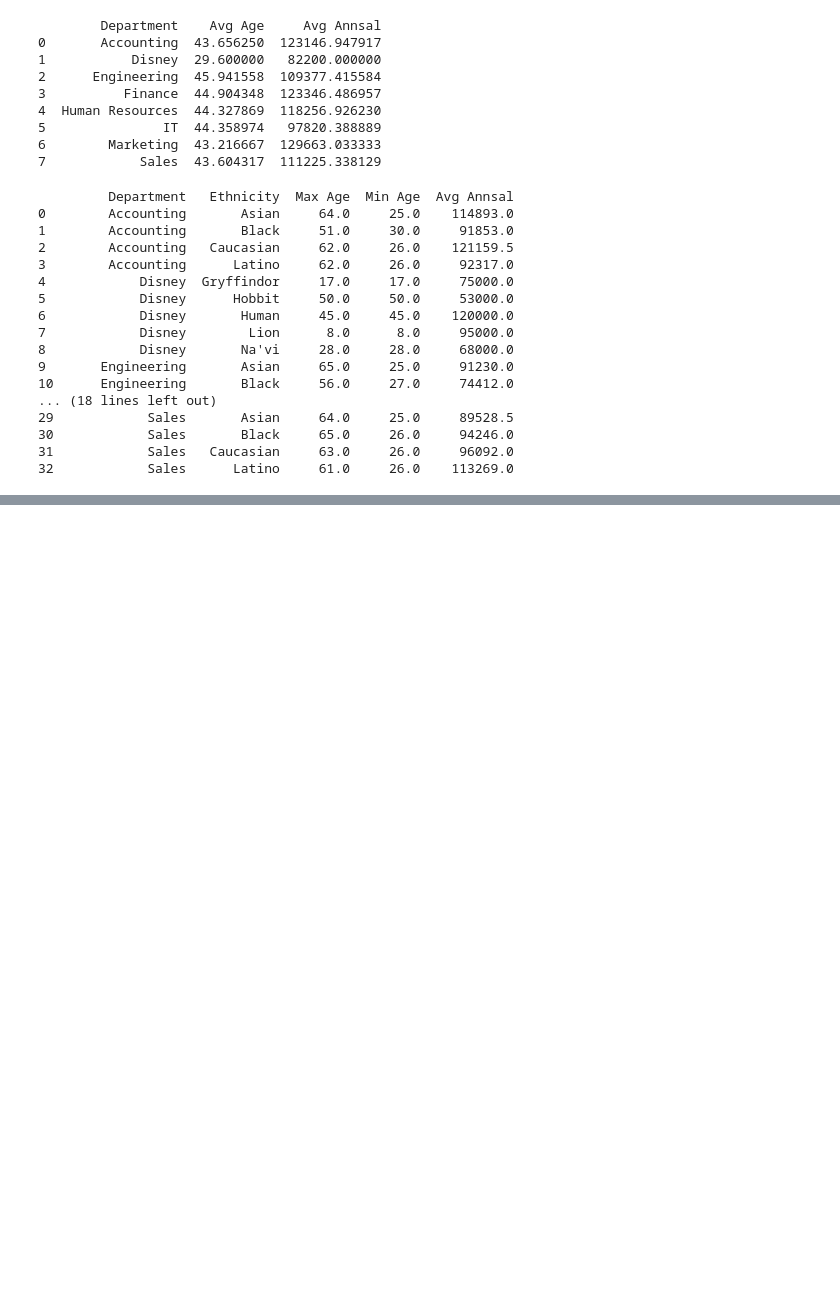
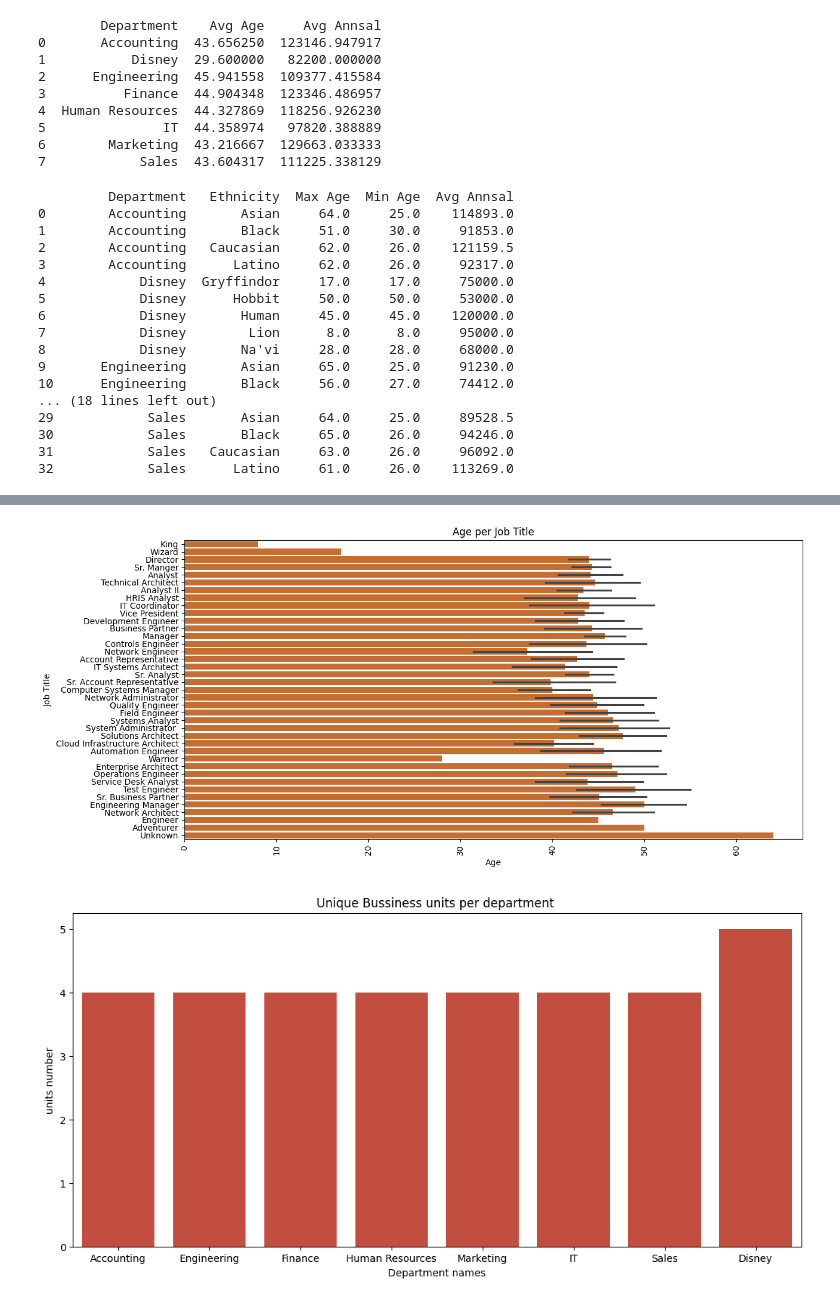
Before and after one commit to BaraaAlyateem/Task3_DataCleaning, a Jupyter notebook: project.ipynb, the cells around one changed output, grey strips where cells are left out. Drawn from its saved outputs; the diff is of its cells as text; code cells hidden in the pictures; blank space fills up the shorter version.

```diff
--- a/project.ipynb
+++ b/project.ipynb
@@ -176,0 +233,29 @@ with pd.ExcelWriter('Project_Results.xlsx') as writer:
+# %%
+#[Barplot]
+#GRAPH #2.1:Age distribution in Each Job
+#Shows the age distribution per job title
+
+plt.figure(figsize=(13, 6))
+category_order = df.sort_values('Age')['Job Title']
+barplt1=sns.barplot(x='Age', y='Job Title', data=df, orient='h', order=category_order, color= "#dc691c")
+plt.xticks(rotation=90)
+plt.title('Age per Job Title')
+plt.ylabel('Job Title')
+plt.xlabel('Age')
+plt.tight_layout()
+
+#GRAPH #2.2:Number of Departments per Business Unit
+# more Business Units within a department can mean more complexity or opportunities.
+
+plt.figure(figsize=(13, 6))
+dep_unit_count=df.groupby('Department')['Business Unit'].nunique().reset_index().sort_values(by='Business Unit')
+dep_unit_count.columns=['Department','unique number of units']
+#print(dep_unit_count)
+barplt2= sns.barplot(x= 'Department', y='unique number of units' , data=dep_unit_count, color='#d83d29')
+plt.title('Unique Bussiness units per department ')
+plt.xlabel('Department names')
+plt.ylabel('units number')
+plt.show()
+# %% [output]
+[figure, added]
+[figure, added]
```
Also changed, not shown: parts of 5 cells of this notebook, 1 other file.
